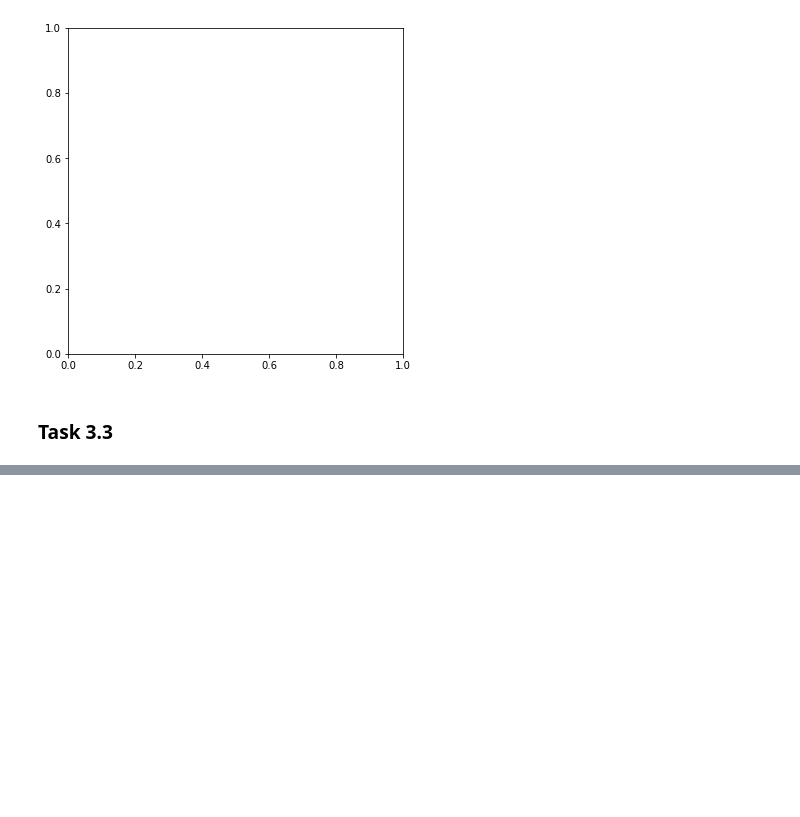
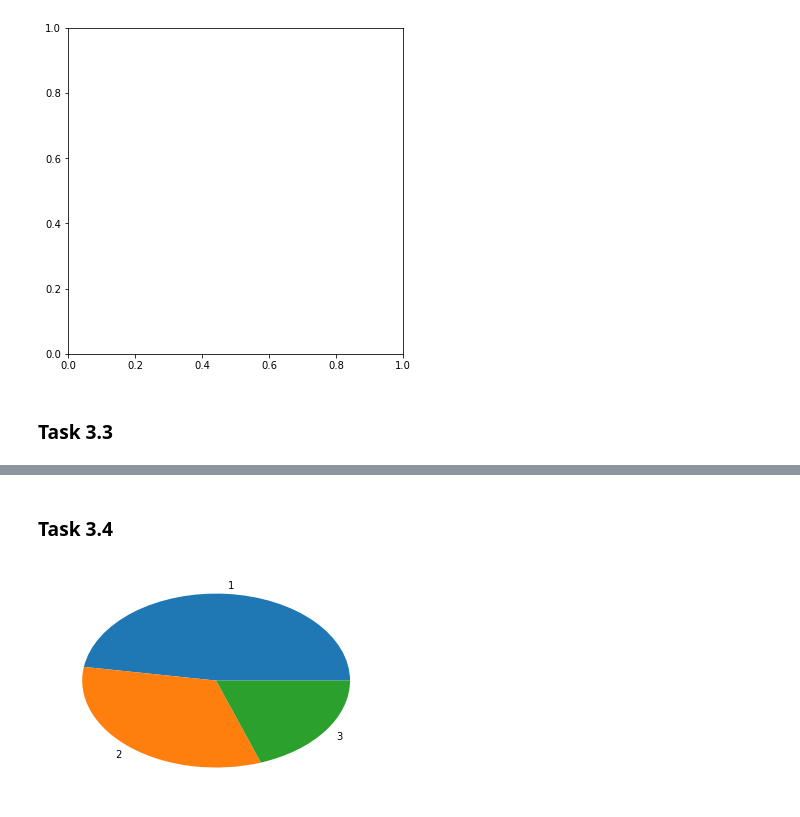
Before and after one commit to denhardt/ADA2017_GroupWork, a Jupyter notebook: Homework 1.ipynb, the cells around one changed output, grey strips where cells are left out. Drawn from its saved outputs; the diff is of its cells as text; code cells hidden in the pictures; blank space fills up the shorter version.

```diff
--- a/Homework 1.ipynb
+++ b/Homework 1.ipynb
@@ -211,0 +224,20 @@ hist_plot.set_ylabel('Passengers')
+# %% [markdown]
+### Task 3.4
+# %%
+# Question: For each travel class, calculate the proportion of the
+# passengers that survived. Present your results in pie charts.
+
+tot = df.survived.describe()['count']
+
+class_tot = (df.groupby('pclass').survived.describe())['count']
+pclass_survived = df.groupby(['pclass', 'survived']).survived.describe()
+pclass_survived = (pclass_survived[pclass_survived['top'] == 1])['freq']
+pclass_survived = pclass_survived.reset_index('survived').drop('survived', axis=1)
+stats = pd.concat([class_tot, pclass_survived], axis=1)
+prop = stats['freq'] / stats['count']
+
+l = df.set_index('pclass').index.categories
+plt.pie(list(prop), labels=list(l))
+plt.show()
+# %% [output]
+[figure, added]
```
Also changed, not shown: parts of 3 cells of this notebook.
